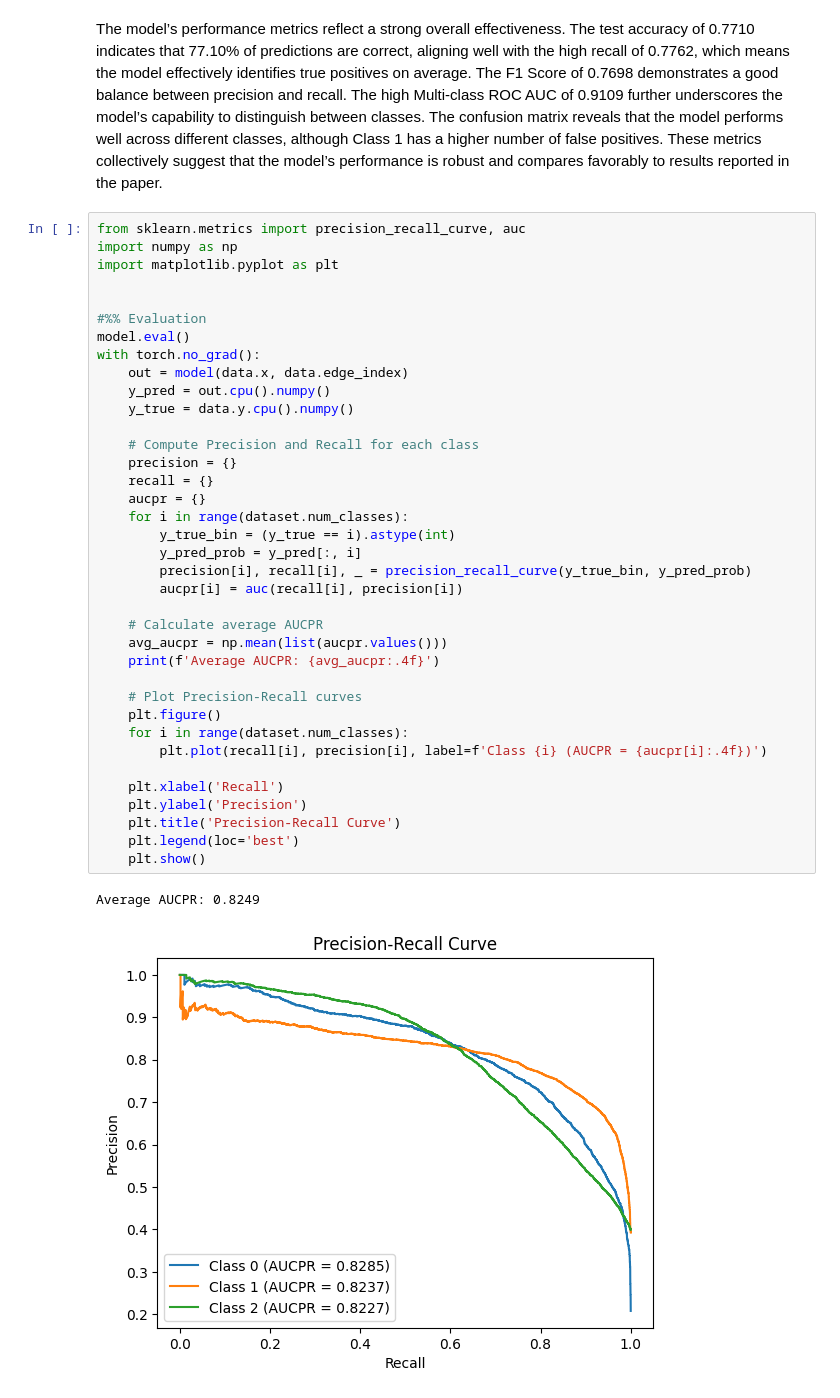
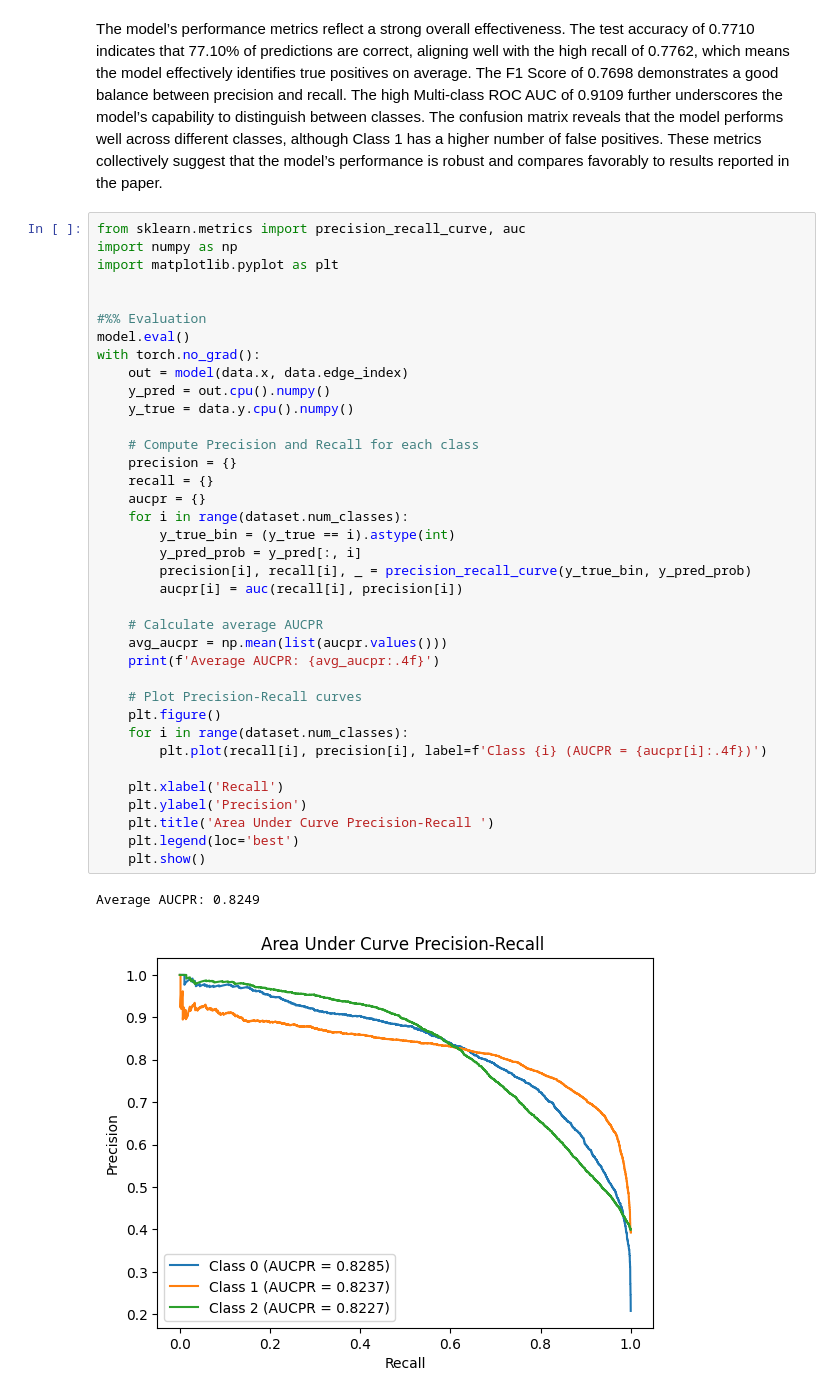
Before and after one commit to Hernan3scobar/Graphical_NN, a Jupyter notebook: GNN_v1.ipynb, the cells around one changed output. Drawn from its saved outputs; the diff is of its cells as text.

```diff
--- a/GNN_v1.ipynb
+++ b/GNN_v1.ipynb
@@ -262,32 +262,32 @@ model.eval()
 with torch.no_grad():
     out = model(data.x, data.edge_index)
     y_pred = out.cpu().numpy()
     y_true = data.y.cpu().numpy()
 
     # Compute Precision and Recall for each class
     precision = {}
     recall = {}
     aucpr = {}
     for i in range(dataset.num_classes):
         y_true_bin = (y_true == i).astype(int)
         y_pred_prob = y_pred[:, i]
         precision[i], recall[i], _ = precision_recall_curve(y_true_bin, y_pred_prob)
         aucpr[i] = auc(recall[i], precision[i])
 
     # Calculate average AUCPR
     avg_aucpr = np.mean(list(aucpr.values()))
     print(f'Average AUCPR: {avg_aucpr:.4f}')
 
     # Plot Precision-Recall curves
     plt.figure()
     for i in range(dataset.num_classes):
         plt.plot(recall[i], precision[i], label=f'Class {i} (AUCPR = {aucpr[i]:.4f})')
 
     plt.xlabel('Recall')
     plt.ylabel('Precision')
-    plt.title('Precision-Recall Curve')
+    plt.title('Area Under Curve Precision-Recall ')
     plt.legend(loc='best')
     plt.show()
 # %% [output]
 Average AUCPR: 0.8249
-[figure, old version]
+[figure, new version]
```
